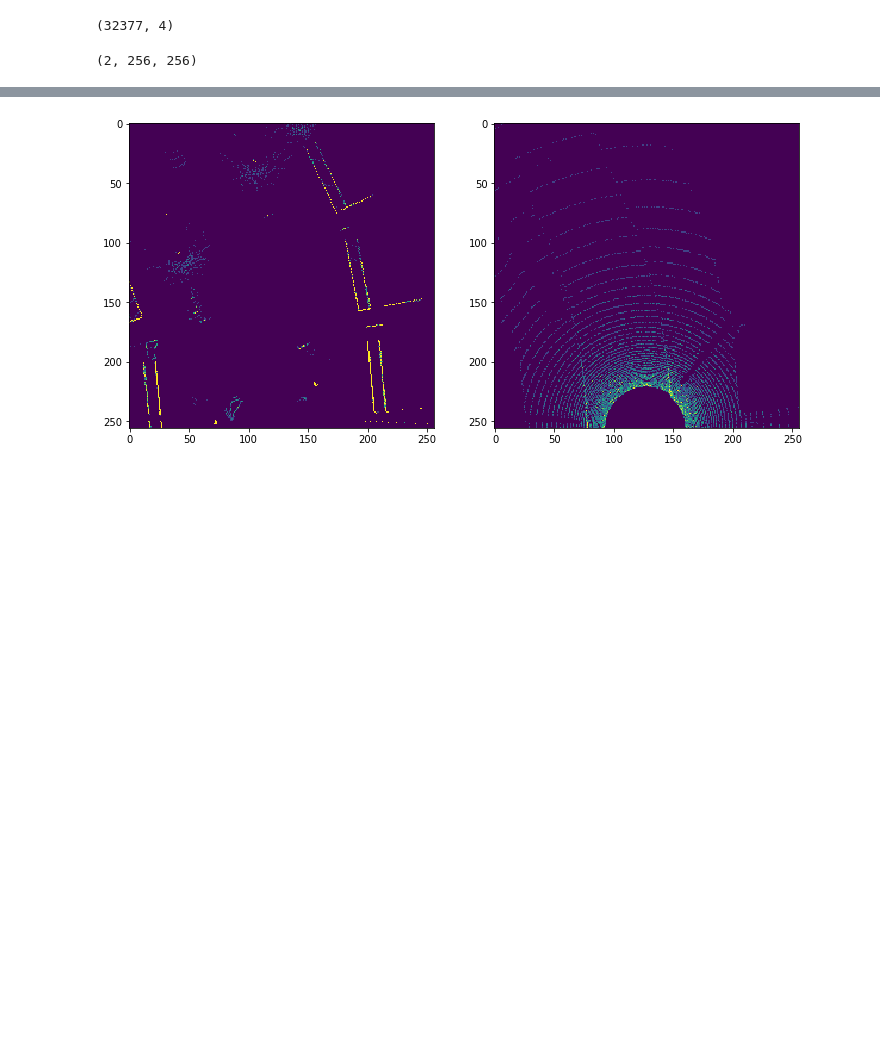
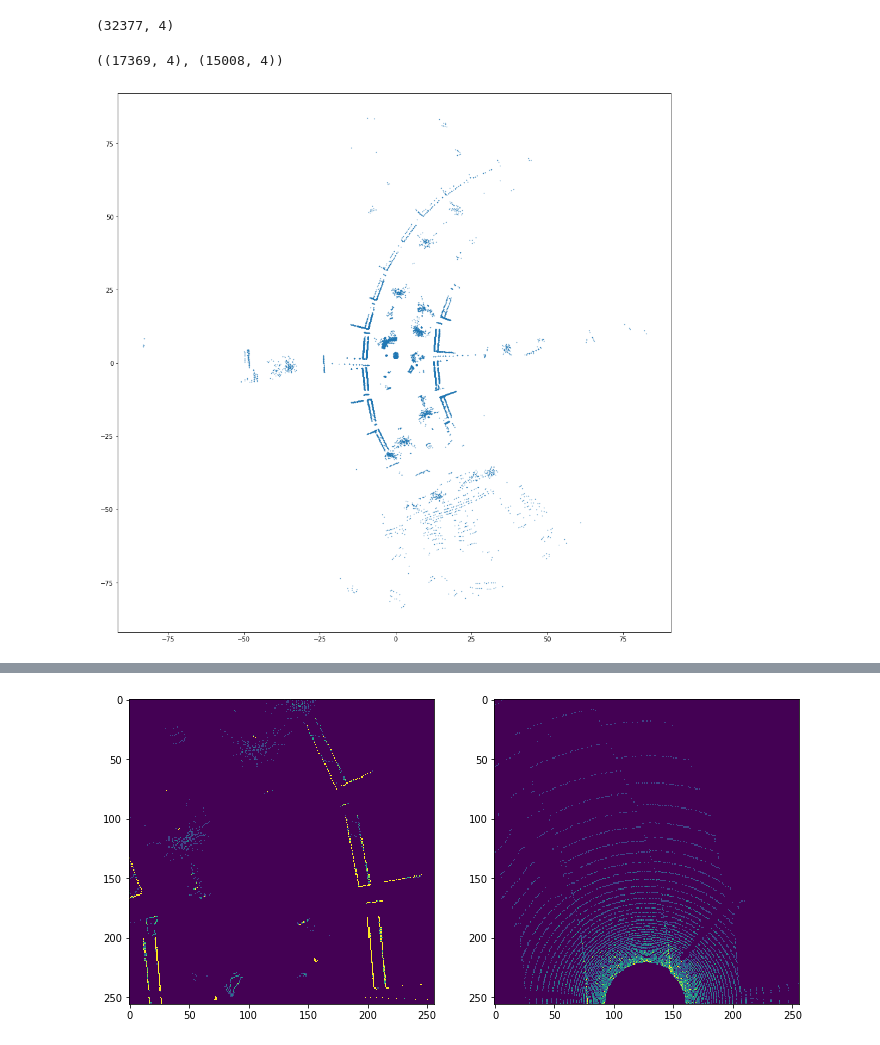
Before and after one commit to suryajayaraman/dl_blogs, a Jupyter notebook: End_to_End_Autonomous_Driving/notebooks/CARLA_Dataset_EDA.ipynb, the cells around one changed output, grey strips where cells are left out. Cells and saved outputs as stored; diff of their text form; code cells hidden in the pictures; blank space fills up the shorter version.

```diff
--- a/End_to_End_Autonomous_Driving/notebooks/CARLA_Dataset_EDA.ipynb
+++ b/End_to_End_Autonomous_Driving/notebooks/CARLA_Dataset_EDA.ipynb
@@ -147,18 +147,21 @@ plt.imshow(tgt_pt_in_lidar[0]);
 (1, 256, 256)
 [figure]
 # %%
-# load point cloud (XYZI), flip y-axis
-# align to previous data, compute Lidar BEV features
+# load point cloud (XYZI), flip y-axis, compute Lidar BEV features
 lidars_pc = np.load(str(train_set.lidars[index], encoding='utf-8'), allow_pickle=True)[1]
 lidars_pc[:, 1] *= -1
 print(lidars_pc.shape)
-
-from data import align, lidar_to_histogram_features
-lidars_pc = align(lidars_pc, measurements, measurements, degree=0)
-lidars_pc = lidar_to_histogram_features(lidars_pc)
 # %% [output]
 (32377, 4)
-# %%
-lidars_pc.shape
-# %% [output]
-(2, 256, 256)
+# %%
+below = lidars_pc[lidars_pc[...,2]<=-2.3]
+above = lidars_pc[lidars_pc[...,2]>-2.3]
+# %%
+below.shape, above.shape
+# %% [output]
+((17369, 4), (15008, 4))
+# %%
+plt.figure(figsize=(16,16))
+plt.scatter(above[:,0], above[:,1], s = 0.2);
+# %% [output]
+[figure, added]
```
Also changed, not shown: parts of 4 cells of this notebook, 1 other file.
